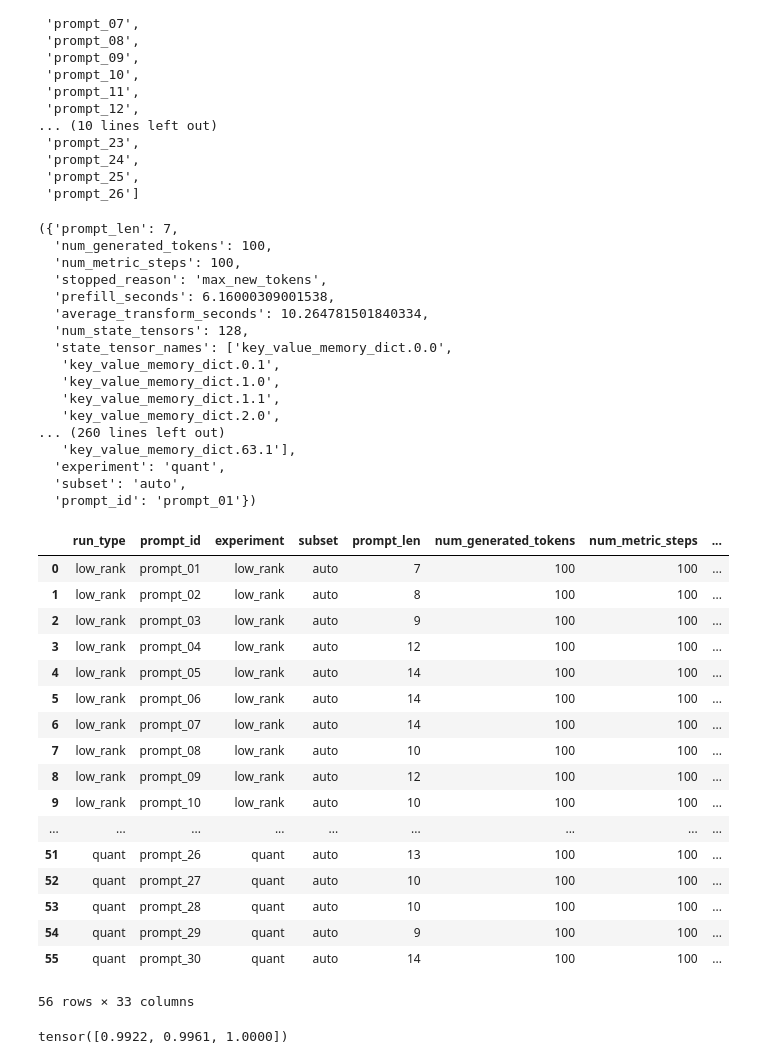
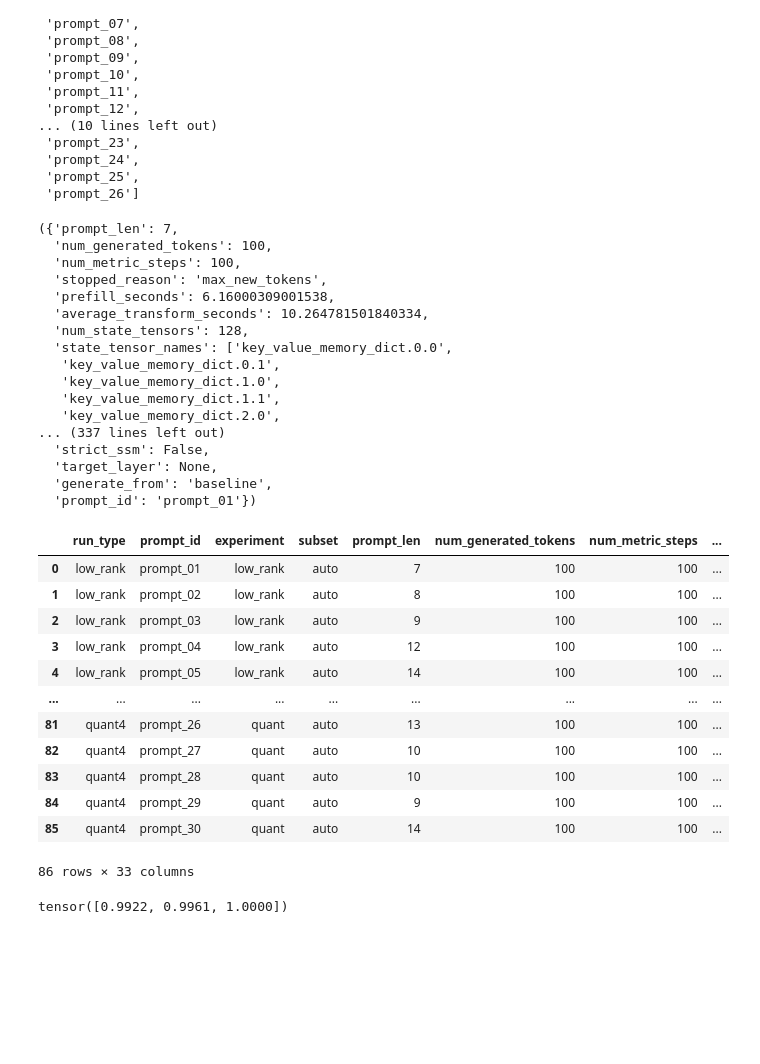
Before and after one commit to Teddygat0r/sssm-states, a Jupyter notebook: data_analysis_mamba.ipynb, the cells around one changed output. Saved outputs shown, nothing was run; the diff lists cells and outputs as text; code cells hidden in the pictures; blank space fills up the shorter version.

```diff
--- a/data_analysis_mamba.ipynb
+++ b/data_analysis_mamba.ipynb
@@ -7,11 +7,13 @@ import pandas as pd
 import torch
 import matplotlib.pyplot as plt
 # %%
-RUN_DIR_svd = Path("state_spectrum_sweep/experiments/mamba_ssm_low_rank_20260416_075255")
-RUN_DIR_q = Path("state_spectrum_sweep/experiments/mamba_ssm_quant_20260416_073104")
+RUN_DIR_svd = Path("state_spectrum_sweep/experiments/mamba2_ssm_low_rank_20260416_075255")
+RUN_DIR_q8 = Path("state_spectrum_sweep/experiments/mamba2_ssm_quant8_20260416_073104")
+RUN_DIR_q4 = Path("state_spectrum_sweep/experiments/mamba2_ssm_quant4_20260429_105159")
 
 assert RUN_DIR_svd.exists(), f"Run directory not found: {RUN_DIR_svd}"
-assert RUN_DIR_q.exists(), f"Run directory not found: {RUN_DIR_q}"
+assert RUN_DIR_q8.exists(), f"Run directory not found: {RUN_DIR_q8}"
+assert RUN_DIR_q4.exists(), f"Run directory not found: {RUN_DIR_q4}"
 
-RUN_DIR_svd, RUN_DIR_q
+RUN_DIR_svd, RUN_DIR_q8, RUN_DIR_q4
 # %% [output]
@@ -93,7 +97,8 @@ all_prompt_ids_q
  'prompt_30']
 # %%
 records_svd = load_run(RUN_DIR_svd)
-records_q = load_run(RUN_DIR_q)
+records_q8 = load_run(RUN_DIR_q8)
+records_q4 = load_run(RUN_DIR_q4)
 
-len(records_svd), len(records_q)
+len(records_svd), len(records_q8), len(records_q4)
 # %% [output]
@@ -128,9 +134,10 @@ common_prompt_ids
 # %%
 # Quick metadata check
 meta_example_svd = records_svd_by_id[common_prompt_ids[0]]["meta"]
-meta_example_q = records_q_by_id[common_prompt_ids[0]]["meta"]
+meta_example_q8 = records_q8_by_id[common_prompt_ids[0]]["meta"]
+meta_example_q4 = records_q4_by_id[common_prompt_ids[0]]["meta"]
 
-meta_example_svd, meta_example_q
+meta_example_svd, meta_example_q8, meta_example_q4
 # %% [output]
 ({'prompt_len': 7,
   'num_generated_tokens': 100,
@@ -144,10 +151,10 @@ meta_example_svd, meta_example_q
    'key_value_memory_dict.1.0',
    'key_value_memory_dict.1.1',
    'key_value_memory_dict.2.0',
-... (260 lines left out)
-   'key_value_memory_dict.63.1'],
-  'experiment': 'quant',
-  'subset': 'auto',
+... (337 lines left out)
+  'strict_ssm': False,
+  'target_layer': None,
+  'generate_from': 'baseline',
   'prompt_id': 'prompt_01'})
 # %%
 def summarize_step_layer_tensor(x: torch.Tensor):
@@ -187,47 +194,43 @@ def run_summary_dataframe(records, label):
             "num_state_tensors": meta.get("num_state_tensors"),
         }
 
         for metric_name in ["kl", "mse", "rel_frob", "cosine_similarity", "retained_energy"]:
             tensor = rec[metric_name]
             if tensor is None:
                 continue
             stats = summarize_step_layer_tensor(tensor)
             row[f"{metric_name}_mean"] = stats["mean"]
             row[f"{metric_name}_std"] = stats["std"]
             row[f"{metric_name}_min"] = stats["min"]
             row[f"{metric_name}_max"] = stats["max"]
 
             if tensor.ndim == 1:
                 row[f"{metric_name}_median"] = float(tensor.float().median().item())
                 row[f"{metric_name}_p99"] = float(torch.quantile(tensor.float(), 0.99).item())
 
         rows.append(row)
     return pd.DataFrame(rows).sort_values(["run_type", "prompt_id"]).reset_index(drop=True)
 
 df_svd = run_summary_dataframe(records_svd, "low_rank")
-df_q = run_summary_dataframe(records_q, "quant")
-df_all = pd.concat([df_svd, df_q], ignore_index=True)
+df_q8 = run_summary_dataframe(records_q8, "quant8")
+df_q4 = run_summary_dataframe(records_q4, "quant4")
+df_all = pd.concat([df_svd, df_q8, df_q4], ignore_index=True)
 
 df_all
 # %% [output]
 |  | run_type | prompt_id | experiment | subset | prompt_len | num_generated_tokens | num_metric_steps | ... |
 | 0 | low_rank | prompt_01 | low_rank | auto | 7 | 100 | 100 | ... |
 | 1 | low_rank | prompt_02 | low_rank | auto | 8 | 100 | 100 | ... |
 | 2 | low_rank | prompt_03 | low_rank | auto | 9 | 100 | 100 | ... |
 | 3 | low_rank | prompt_04 | low_rank | auto | 12 | 100 | 100 | ... |
 | 4 | low_rank | prompt_05 | low_rank | auto | 14 | 100 | 100 | ... |
-| 5 | low_rank | prompt_06 | low_rank | auto | 14 | 100 | 100 | ... |
-| 6 | low_rank | prompt_07 | low_rank | auto | 14 | 100 | 100 | ... |
-| 7 | low_rank | prompt_08 | low_rank | auto | 10 | 100 | 100 | ... |
-| 8 | low_rank | prompt_09 | low_rank | auto | 12 | 100 | 100 | ... |
-| 9 | low_rank | prompt_10 | low_rank | auto | 10 | 100 | 100 | ... |
 | ... | ... | ... | ... | ... | ... | ... | ... | ... |
-| 51 | quant | prompt_26 | quant | auto | 13 | 100 | 100 | ... |
-| 52 | quant | prompt_27 | quant | auto | 10 | 100 | 100 | ... |
-| 53 | quant | prompt_28 | quant | auto | 10 | 100 | 100 | ... |
-| 54 | quant | prompt_29 | quant | auto | 9 | 100 | 100 | ... |
-| 55 | quant | prompt_30 | quant | auto | 14 | 100 | 100 | ... |
+| 81 | quant4 | prompt_26 | quant | auto | 13 | 100 | 100 | ... |
+| 82 | quant4 | prompt_27 | quant | auto | 10 | 100 | 100 | ... |
+| 83 | quant4 | prompt_28 | quant | auto | 10 | 100 | 100 | ... |
+| 84 | quant4 | prompt_29 | quant | auto | 9 | 100 | 100 | ... |
+| 85 | quant4 | prompt_30 | quant | auto | 14 | 100 | 100 | ... |
-56 rows × 33 columns
+86 rows × 33 columns
 # %%
 # Verify whether the retained energy tensor really contains only ones
 x = records_svd_by_id["prompt_02"]["retained_energy"]
```
Also changed, not shown: parts of 13 cells of this notebook, 5 other files.
